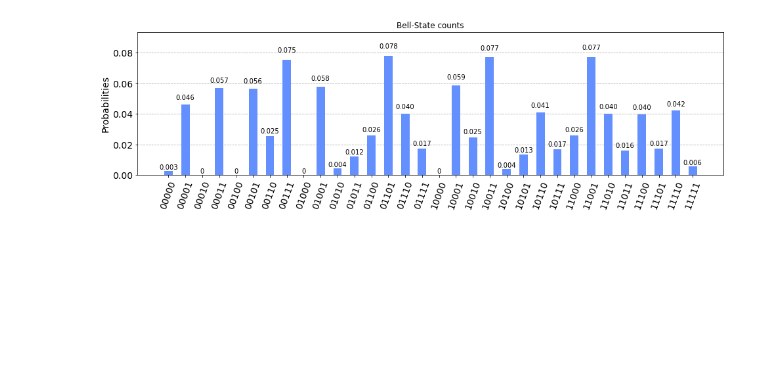
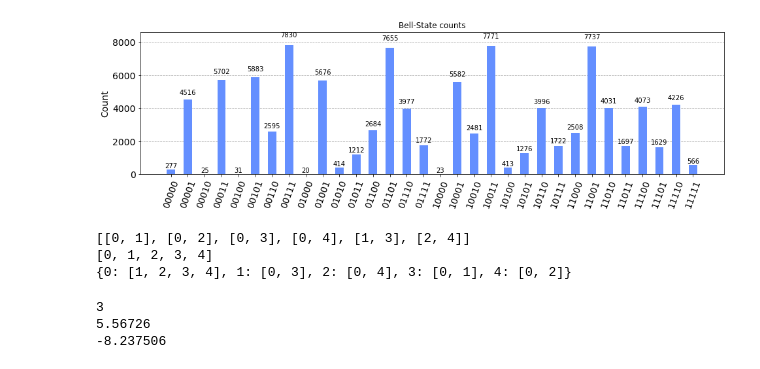
Before and after one commit to themehtaphysical/qaoa, a Jupyter notebook: QAOA Vertex Cover.ipynb, the cells around one changed output. Cells and saved outputs as stored; diff of their text form; code cells hidden in the pictures; blank space fills up the shorter version.

Commit message:
added graph class, and optimizer

```diff
--- a/QAOA Vertex Cover.ipynb
+++ b/QAOA Vertex Cover.ipynb
@@ -43,19 +46,20 @@ def QAOA_Vertex_Cover(connections,gamma,beta):
 # %%
 connections=[[0,1],[0,2],[0,3],[0,4],[1,3],[2,4]]
 #gamma=[0,2pi], beta=[0,pi], gamma1<gamma2
 
 gamma=np.pi*7/4
 beta=np.pi*3.5/4
 qc=QAOA_Vertex_Cover(connections,gamma,beta)
 
 qc.draw()
 
 simulator = Aer.get_backend('aer_simulator')
 circ = transpile(qc, simulator)
 
 # Run and get counts
-result = simulator.run(circ,shots=100000).result()
-counts = result.get_counts(circ)
+#result = simulator.run(circ,shots=100000).result()
+#counts = result.get_counts(circ)
+counts = simulator.run(circ,shots=100000).result().get_counts()
 plot_histogram(counts, title='Bell-State counts',figsize=(16,4))
 # %% [output]
-[figure, old version]
+[figure, new version]
@@ -61,0 +120,10 @@ plot_histogram(counts, title='Bell-State counts',figsize=(16,4))
+# %%
+g = graph()
+g.make_graph_from_connections(connections)
+g.printEdges()
+g.printVertices()
+g.printGraph()
+# %% [output]
+[[0, 1], [0, 2], [0, 3], [0, 4], [1, 3], [2, 4]]
+[0, 1, 2, 3, 4]
+{0: [1, 2, 3, 4], 1: [0, 3], 2: [0, 4], 3: [0, 1], 4: [0, 2]}
@@ -61,0 +207,13 @@ plot_histogram(counts, title='Bell-State counts',figsize=(16,4))
+# %%
+test = mvc_obj("11100", g)
+print(test)
+
+exp = compute_expectation(counts, g)
+print(exp)
+
+exp2 = compute_expectation2(counts, g)
+print(exp2)
+# %% [output]
+3
+5.56726
+-8.237506
```
Also changed, not shown: parts of 5 cells of this notebook.
